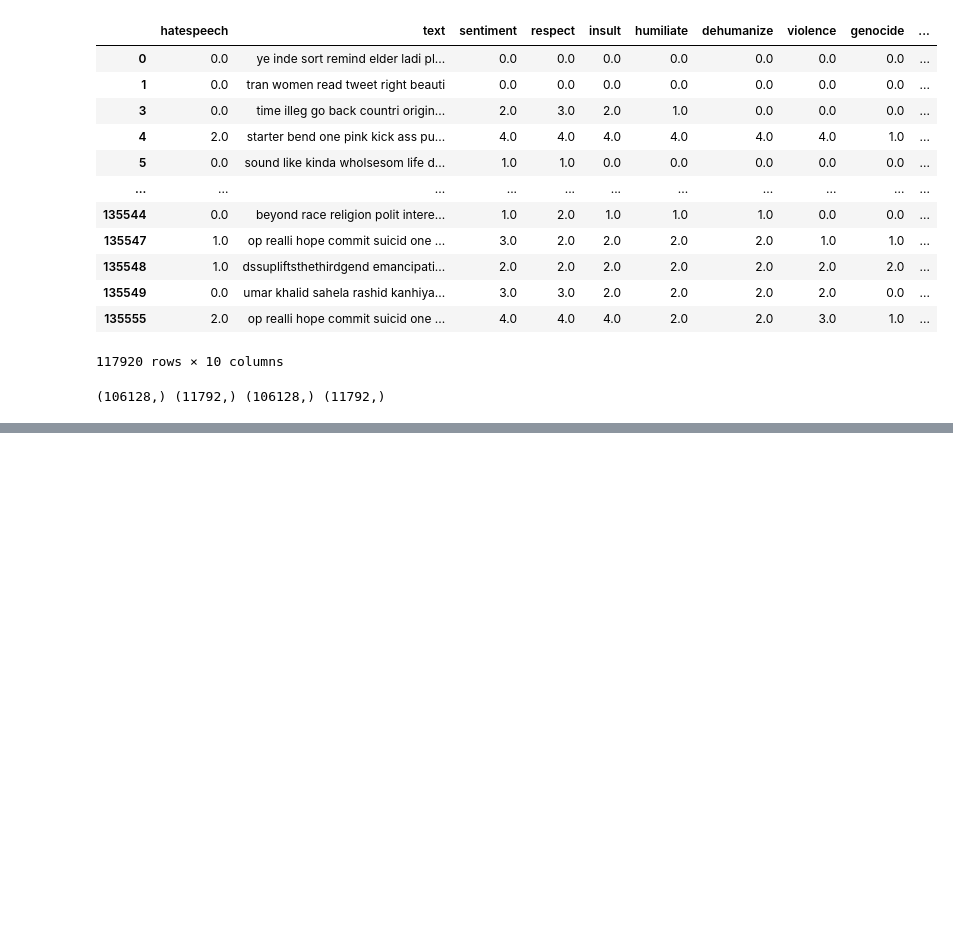
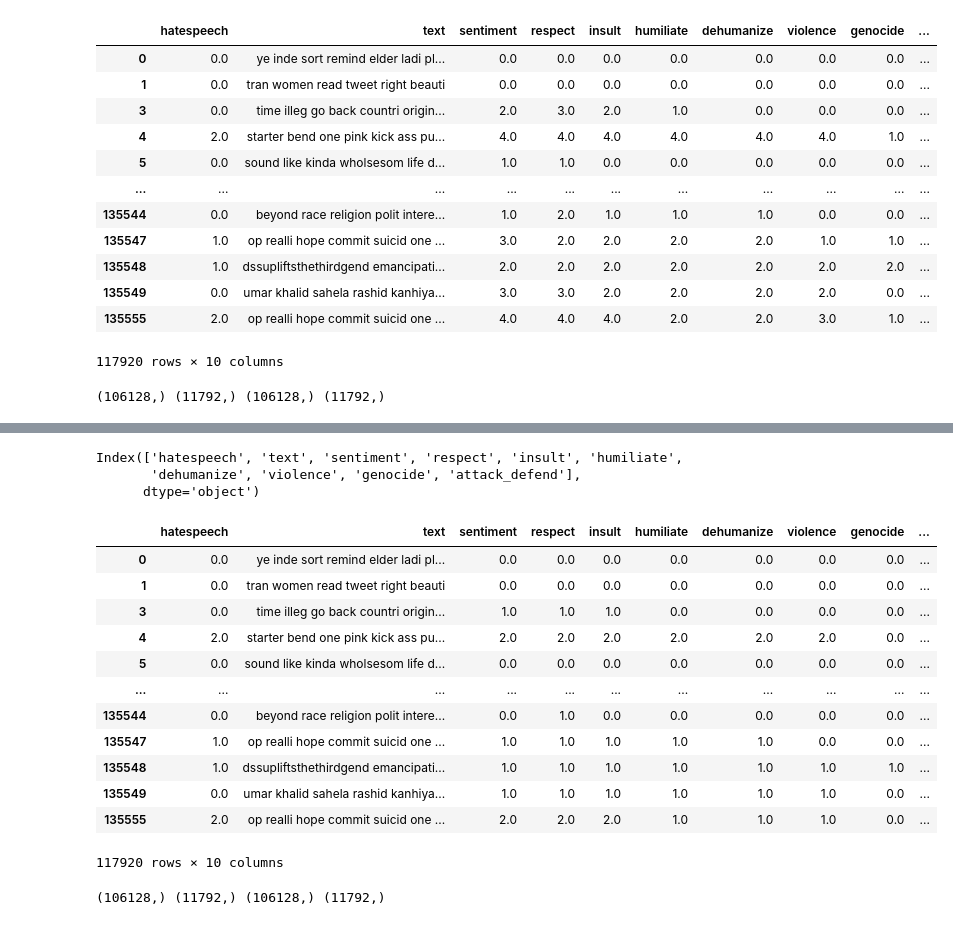
Before and after one commit to LCM-org/NLP-Group5, a Jupyter notebook: model_builder.ipynb, the cells around one changed output, grey strips where cells are left out. Cells and saved outputs as stored; diff of their text form; code cells hidden in the pictures; blank space fills up the shorter version.

```diff
--- a/model_builder.ipynb
+++ b/model_builder.ipynb
@@ -286,0 +326,32 @@ def run_forest(df, x_train, x_test, y_train, y_test):
+# %%
+def reduce_categories(number):
+    return number // 2
+# %%
+dataset_df.columns
+# %% [output]
+Index(['hatespeech', 'text', 'sentiment', 'respect', 'insult', 'humiliate',
+       'dehumanize', 'violence', 'genocide', 'attack_defend'],
+      dtype='object')
+# %%
+for col in ['sentiment', 'respect', 'insult', 'humiliate','dehumanize', 'violence', 'genocide', 'attack_defend']:
+    dataset_df[col] = dataset_df[col].apply(reduce_categories)
+# %%
+dataset_df
+# %% [output]
+|  | hatespeech | text | sentiment | respect | insult | humiliate | dehumanize | violence | genocide | ... |
+| 0 | 0.0 | ye inde sort remind elder ladi pl... | 0.0 | 0.0 | 0.0 | 0.0 | 0.0 | 0.0 | 0.0 | ... |
+| 1 | 0.0 | tran women read tweet right beauti | 0.0 | 0.0 | 0.0 | 0.0 | 0.0 | 0.0 | 0.0 | ... |
+| 3 | 0.0 | time illeg go back countri origin... | 1.0 | 1.0 | 1.0 | 0.0 | 0.0 | 0.0 | 0.0 | ... |
+| 4 | 2.0 | starter bend one pink kick ass pu... | 2.0 | 2.0 | 2.0 | 2.0 | 2.0 | 2.0 | 0.0 | ... |
+| 5 | 0.0 | sound like kinda wholsesom life d... | 0.0 | 0.0 | 0.0 | 0.0 | 0.0 | 0.0 | 0.0 | ... |
+| ... | ... | ... | ... | ... | ... | ... | ... | ... | ... | ... |
+| 135544 | 0.0 | beyond race religion polit intere... | 0.0 | 1.0 | 0.0 | 0.0 | 0.0 | 0.0 | 0.0 | ... |
+| 135547 | 1.0 | op realli hope commit suicid one ... | 1.0 | 1.0 | 1.0 | 1.0 | 1.0 | 0.0 | 0.0 | ... |
+| 135548 | 1.0 | dssupliftsthethirdgend emancipati... | 1.0 | 1.0 | 1.0 | 1.0 | 1.0 | 1.0 | 1.0 | ... |
+| 135549 | 0.0 | umar khalid sahela rashid kanhiya... | 1.0 | 1.0 | 1.0 | 1.0 | 1.0 | 1.0 | 0.0 | ... |
+| 135555 | 2.0 | op realli hope commit suicid one ... | 2.0 | 2.0 | 2.0 | 1.0 | 1.0 | 1.0 | 0.0 | ... |
+117920 rows × 10 columns
+# %%
+x_train, x_test, y_train, y_test = get_train_test_data_and_feature_selection(x_col='text', y_col='sentiment')
+# %% [output]
+(106128,) (11792,) (106128,) (11792,)
```
Also changed, not shown: parts of 6 cells of this notebook, 2 other files.
